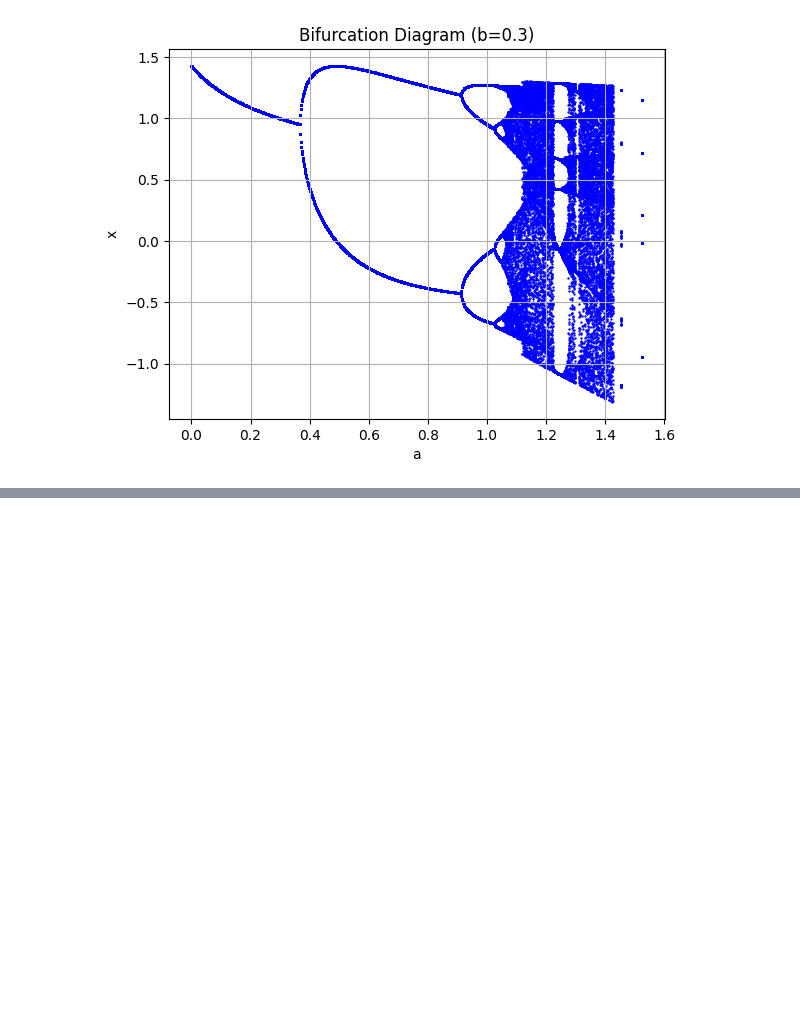
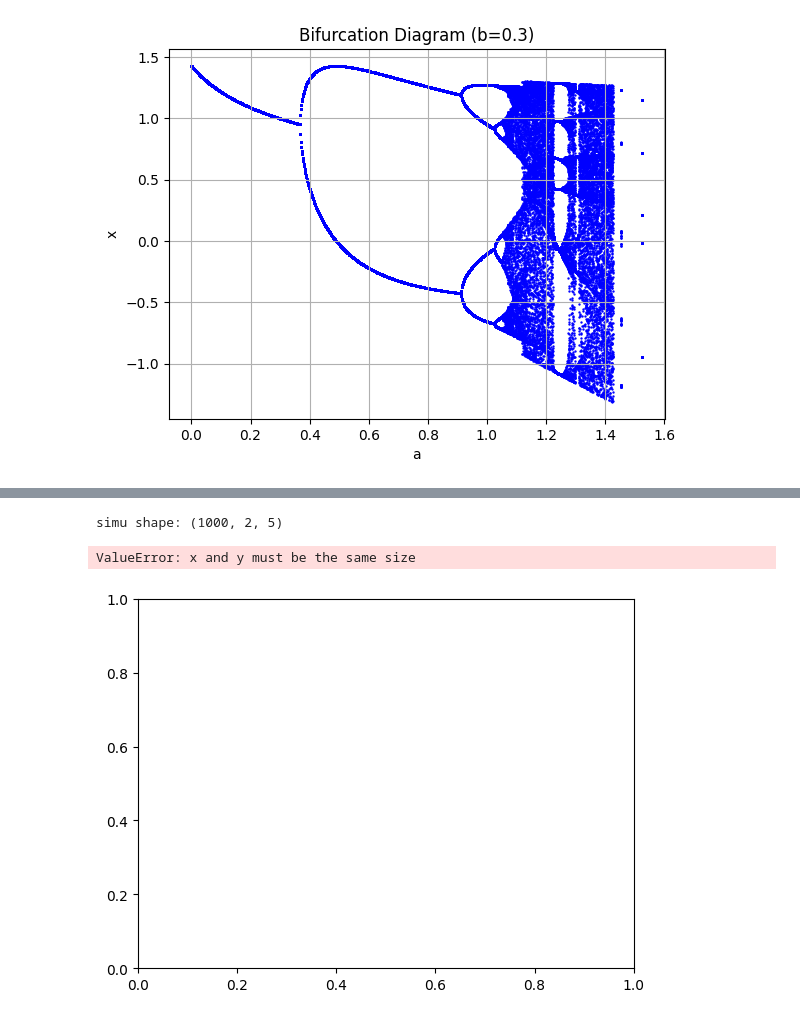
Before and after one commit to ENSLProjects/Numerical_Project, a Jupyter notebook: ToyProblem.ipynb, the cells around one changed output, grey strips where cells are left out. Saved outputs shown, nothing was run; the diff lists cells and outputs as text; code cells hidden in the pictures; blank space fills up the shorter version.

Commit message:
behavior against coupling

```diff
--- a/ToyProblem.ipynb
+++ b/ToyProblem.ipynb
@@ -209,0 +198,50 @@ Précalcul terminé!
+# %%
+a = 1.2
+b = 0.2
+c = 0.3
+d = 0.2
+x0 = 0.0
+y0 = 0.0
+u0 = 0.0
+v0 = 0.0
+n = int(1e5)
+points_gardes = 1000
+transitoire = 100
+Eps = [0.1, 0.2, 0.3, 0.4, 0.5]
+# %%
+def coupling_sum(x, y, delta):
+    """Return the average sum wrt a certain coupling value"""
+    assert 0 < delta < 1, "wrong coupling"
+    return (1 - delta) * x + delta * y
+
+
+def coupled_henon_wrt_coupling(a, b, c, d, x0, y0, u0, v0, n, Eps, points_gardes):
+    """Compute the coupled Henon maps for several coupling strengths Eps.
+    Returns an array of shape (points_gardes, 2, num_couplings) where axis 0=time, axis1=(x,y), axis2=coupling index.
+    """
+    p = len(Eps)
+    points = np.zeros((points_gardes, 2, p))
+    all_points = np.zeros((points_gardes, 2, 2, p))
+    for i in range(p):
+        all_points[:, :, :, i] = coupled_henon_map(
+            a, b, c, d, x0, y0, u0, v0, n, Eps[i]
+        )[-points_gardes:, :, :]
+        points = coupling_sum(all_points[:, 0, :, :], all_points[:, 1, :, :], Eps[i])
+    return points
+# %%
+simu = coupled_henon_wrt_coupling(a, b, c, d, x0, y0, u0, v0, n, Eps, points_gardes)
+print('simu shape:', np.shape(simu))
+# %% [output]
+simu shape: (1000, 2, 5)
+# %%
+fig, ax = plt.subplots()
+for i in range(len(Eps)):
+    assert len(simu[:,0,i]) == len(simu[:,1:i]), "not meme size"
+    ax.scatter(list(simu[:,0,i]), list(simu[:,1:i]), s=0.5, label=f"Esp = {Eps[i]}")
+ax.set_xlabel("x")
+ax.set_ylabel("y")
+plt.legend()
+plt.show()
+# %% [output]
+ValueError: x and y must be the same size
+[figure, added]
```
Also changed, not shown: parts of 7 cells of this notebook.
